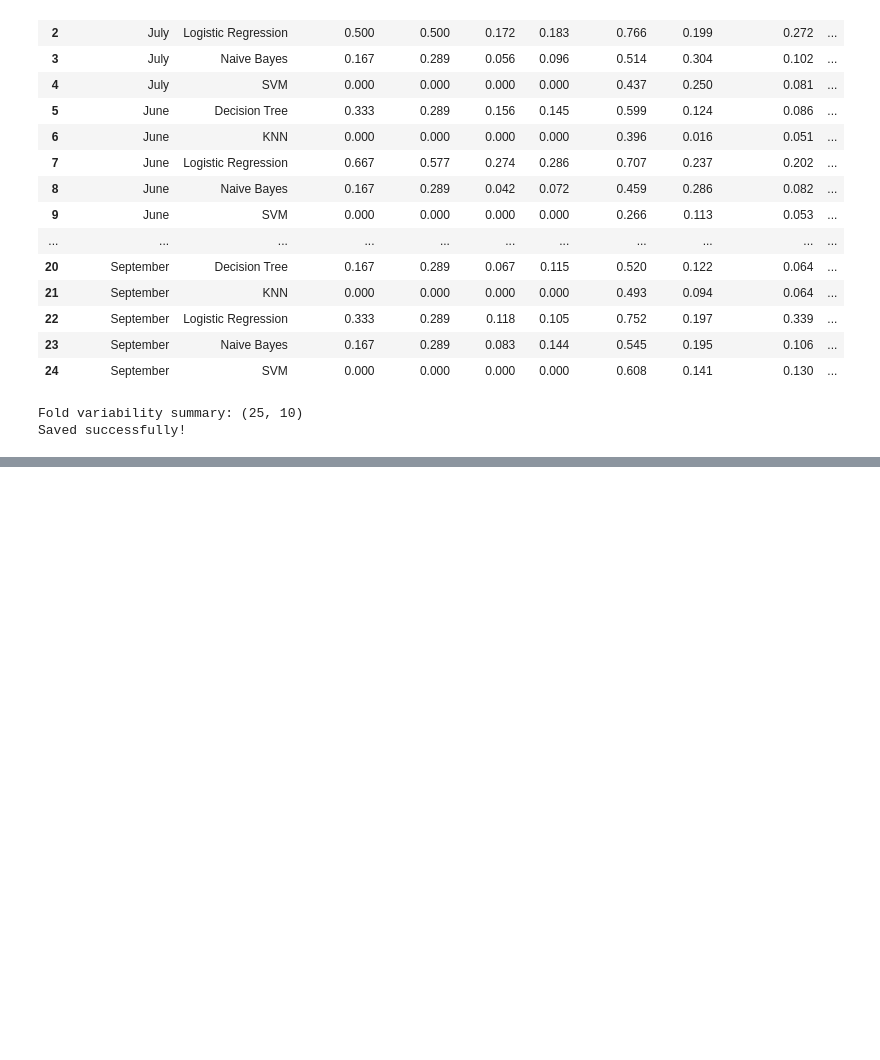
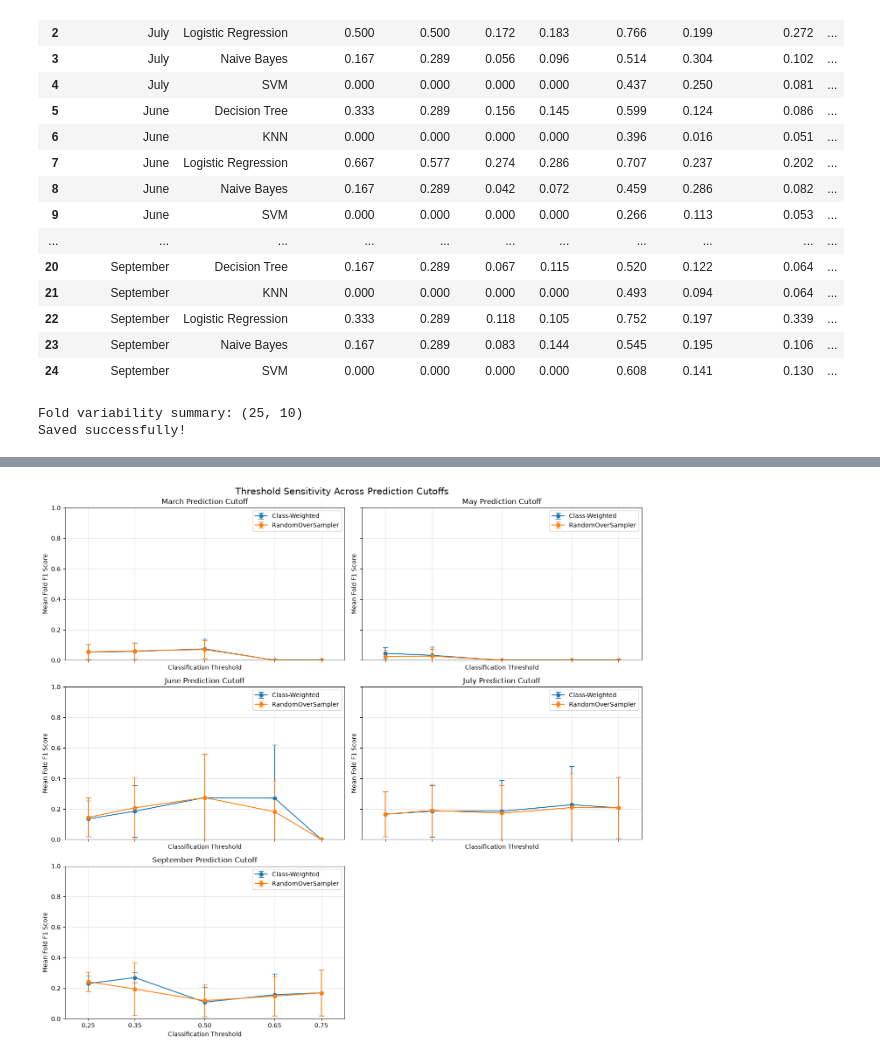
Before and after one commit to meppyy/ml-project, a Jupyter notebook: notebooks/04_model_training.ipynb, the cells around one changed output, grey strips where cells are left out. Saved outputs shown, nothing was run; the diff lists cells and outputs as text; code cells hidden in the pictures; blank space fills up the shorter version.

Commit message:
enhance model evaluation and threshold sensitivity analysis

```diff
--- a/notebooks/04_model_training.ipynb
+++ b/notebooks/04_model_training.ipynb
@@ -994,9 +1274,9 @@ plt.figure(figsize=(8, 6))
 for model_name in models.keys():
     subset = june_data[june_data["MODEL"] == model_name]
 
-    fpr, tpr, thresholds = roc_curve(
+    fpr, tpr, roc_thresholds = roc_curve(
         subset["ACTUAL"],
-        subset["PROBABILITY"]
+        subset["SCORE"]
     )
     model_auc = auc(fpr, tpr)
 
@@ -1042,7 +1322,6 @@ print("All three figures saved successfully!")
 [figure]
 All three figures saved successfully!
 # %%
-
 # PRECISION-RECALL CURVES: JUNE CUTOFF
 
 from sklearn.metrics import (
@@ -1062,14 +1341,14 @@ for model_name in models.keys():
         june_data["MODEL"] == model_name
     ]
 
-    precision, recall, thresholds = precision_recall_curve(
+    precision, recall, pr_thresholds = precision_recall_curve(
         subset["ACTUAL"],
-        subset["PROBABILITY"]
+        subset["SCORE"]
     )
 
     ap = average_precision_score(
         subset["ACTUAL"],
-        subset["PROBABILITY"]
+        subset["SCORE"]
     )
 
     plt.plot(
@@ -1377,0 +1845,88 @@ Saved successfully!
+# %%
+# THRESHOLD SENSITIVITY VISUALISATION
+# Fold-Level F1 Score Comparison
+
+import matplotlib.pyplot as plt
+from pathlib import Path
+
+threshold_values = [0.25, 0.35, 0.50, 0.65, 0.75]
+
+cutoff_order = [
+    "March", "May", "June", "July", "September"
+]
+
+approach_order = [
+    "Class-Weighted",
+    "RandomOverSampler"
+]
+
+fig, axes = plt.subplots(
+    3, 2,
+    figsize=(14, 13),
+    sharex=True,
+    sharey=True
+)
+
+axes = axes.flatten()
+
+for index, cutoff in enumerate(cutoff_order):
+
+    ax = axes[index]
+
+    for approach in approach_order:
+
+        subset = threshold_results_df[
+            (threshold_results_df["Warning Window"] == cutoff) &
+            (threshold_results_df["Approach"] == approach)
+        ].sort_values("Threshold")
+
+        ax.errorbar(
+            subset["Threshold"],
+            subset["F1_Mean"],
+            yerr=subset["F1_Std"],
+            marker="o",
+            capsize=4,
+            linewidth=1.5,
+            label=approach
+        )
+
+    ax.set_title(f"{cutoff} Prediction Cutoff")
+    ax.set_xlabel("Classification Threshold")
+    ax.set_ylabel("Mean Fold F1 Score")
+
+    # Explicitly set the five intended threshold positions
+    ax.set_xticks(threshold_values)
+    ax.set_xticklabels(
+        [f"{value:.2f}" for value in threshold_values]
+    )
+
+    ax.set_xlim(0.20, 0.80)
+    ax.set_ylim(0, 1)
+
+    ax.grid(alpha=0.3)
+    ax.legend()
+
+# Hide unused subplot
+axes[-1].axis("off")
+
+fig.suptitle(
+    "Threshold Sensitivity Across Prediction Cutoffs",
+    fontsize=15
+)
+
+plt.tight_layout()
+
+figure_dir = Path("../reports/figures")
+figure_dir.mkdir(parents=True, exist_ok=True)
+
+plt.savefig(
+    figure_dir / "threshold_sensitivity_fold_f1.png",
+    dpi=300,
+    bbox_inches="tight"
+)
+
+plt.show()
+
+print("Threshold sensitivity figure saved successfully!")
+# %% [output]
+[figure, added]
```
Also changed, not shown: parts of 8 cells of this notebook, 10 other files.
